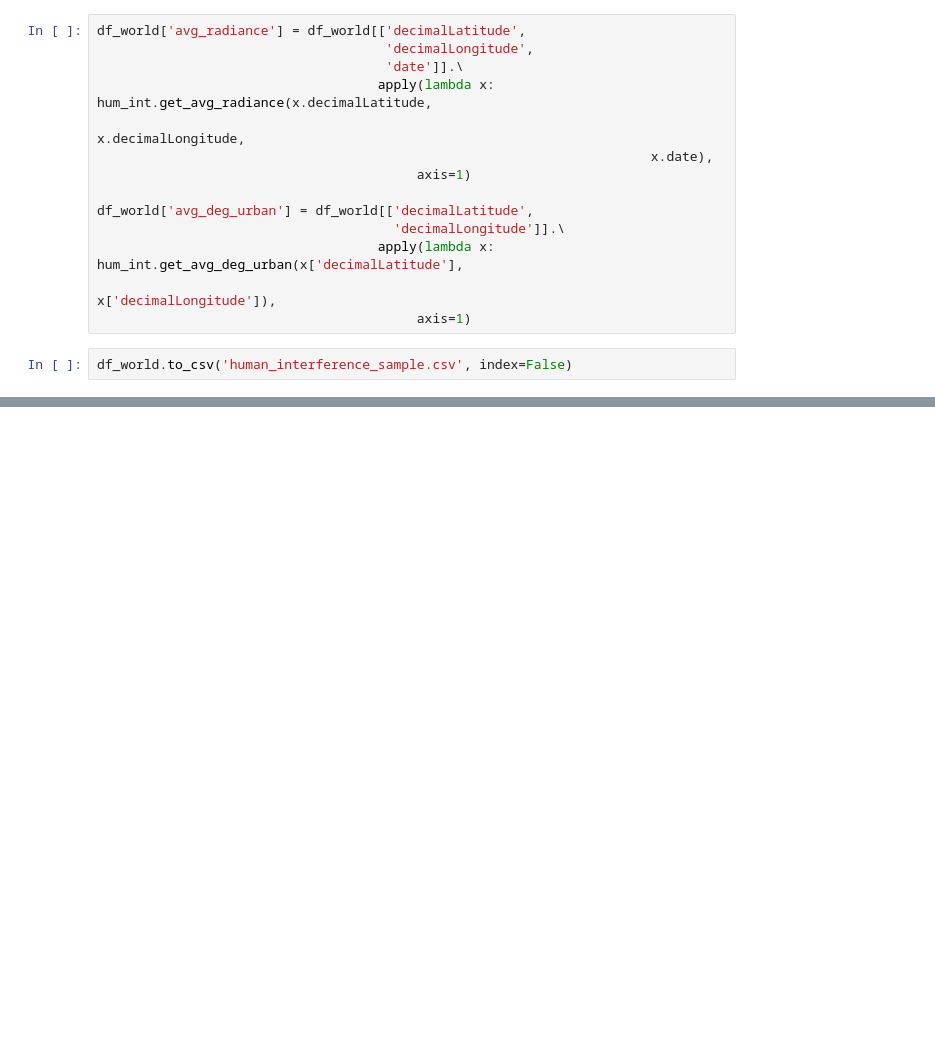
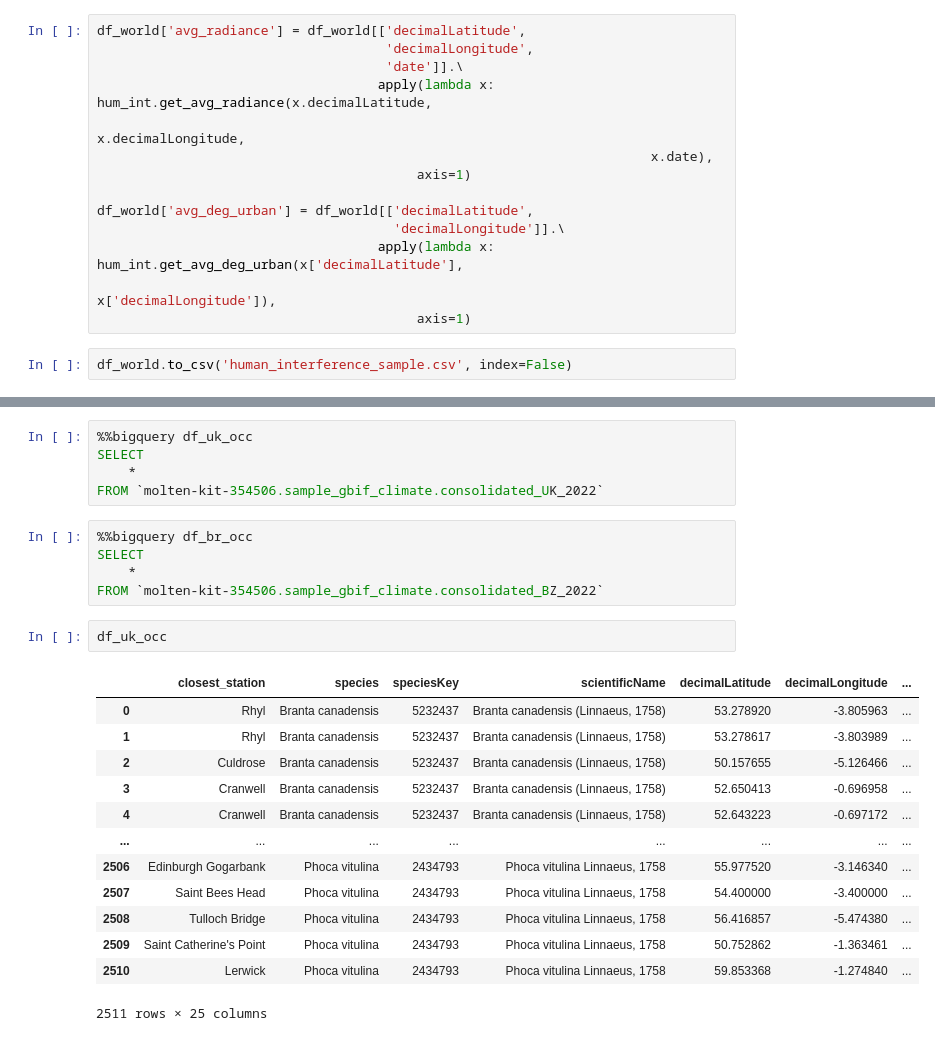
Before and after one commit to tekritesh/bio-mos, a Jupyter notebook: human_interference/combined_human_interference.ipynb, the cells around one changed output, grey strips where cells are left out. Saved outputs shown, nothing was run; the diff lists cells and outputs as text; blank space fills up the shorter version.

```diff
--- a/human_interference/combined_human_interference.ipynb
+++ b/human_interference/combined_human_interference.ipynb
@@ -68,0 +86,26 @@ df_world.to_csv('human_interference_sample.csv', index=False)
+# %%
+%%bigquery df_uk_occ
+SELECT
+    *
+FROM `molten-kit-354506.sample_gbif_climate.consolidated_UK_2022`
+# %%
+%%bigquery df_br_occ
+SELECT
+    *
+FROM `molten-kit-354506.sample_gbif_climate.consolidated_BZ_2022`
+# %%
+df_uk_occ
+# %% [output]
+|  | closest_station | species | speciesKey | scientificName | decimalLatitude | decimalLongitude | ... |
+| 0 | Rhyl | Branta canadensis | 5232437 | Branta canadensis (Linnaeus, 1758) | 53.278920 | -3.805963 | ... |
+| 1 | Rhyl | Branta canadensis | 5232437 | Branta canadensis (Linnaeus, 1758) | 53.278617 | -3.803989 | ... |
+| 2 | Culdrose | Branta canadensis | 5232437 | Branta canadensis (Linnaeus, 1758) | 50.157655 | -5.126466 | ... |
+| 3 | Cranwell | Branta canadensis | 5232437 | Branta canadensis (Linnaeus, 1758) | 52.650413 | -0.696958 | ... |
+| 4 | Cranwell | Branta canadensis | 5232437 | Branta canadensis (Linnaeus, 1758) | 52.643223 | -0.697172 | ... |
+| ... | ... | ... | ... | ... | ... | ... | ... |
+| 2506 | Edinburgh Gogarbank | Phoca vitulina | 2434793 | Phoca vitulina Linnaeus, 1758 | 55.977520 | -3.146340 | ... |
+| 2507 | Saint Bees Head | Phoca vitulina | 2434793 | Phoca vitulina Linnaeus, 1758 | 54.400000 | -3.400000 | ... |
+| 2508 | Tulloch Bridge | Phoca vitulina | 2434793 | Phoca vitulina Linnaeus, 1758 | 56.416857 | -5.474380 | ... |
+| 2509 | Saint Catherine's Point | Phoca vitulina | 2434793 | Phoca vitulina Linnaeus, 1758 | 50.752862 | -1.363461 | ... |
+| 2510 | Lerwick | Phoca vitulina | 2434793 | Phoca vitulina Linnaeus, 1758 | 59.853368 | -1.274840 | ... |
+2511 rows × 25 columns
```
Also changed, not shown: parts of 9 cells of this notebook, 3 other files.
